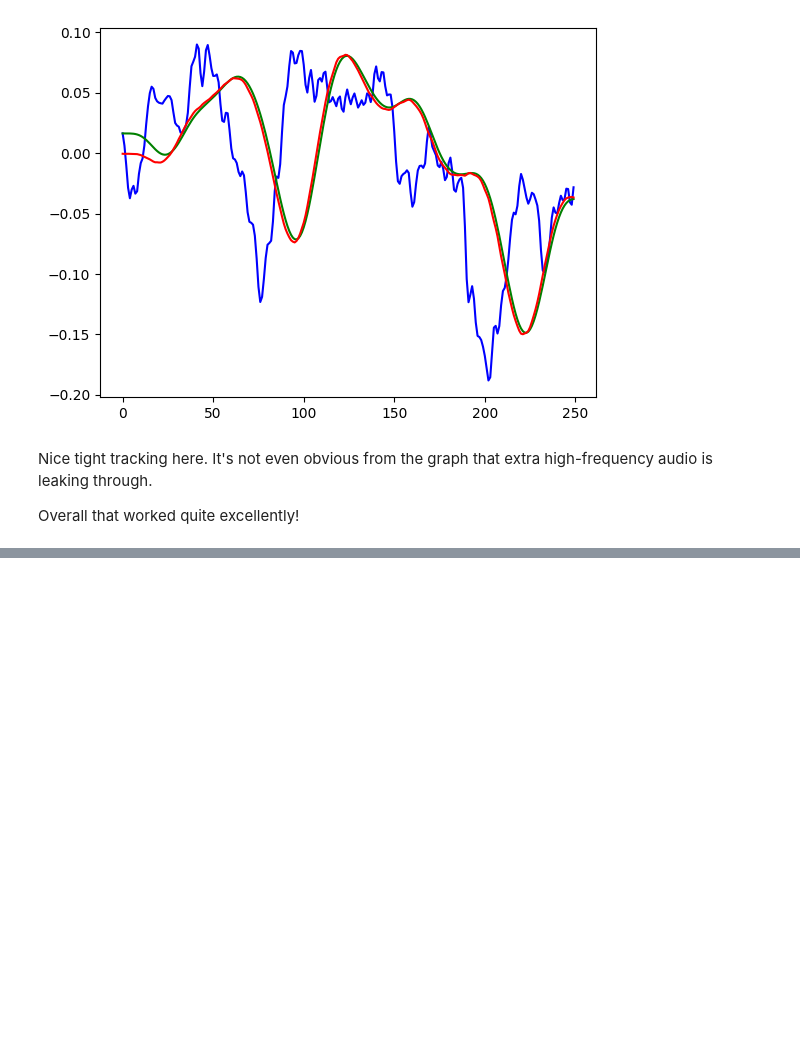
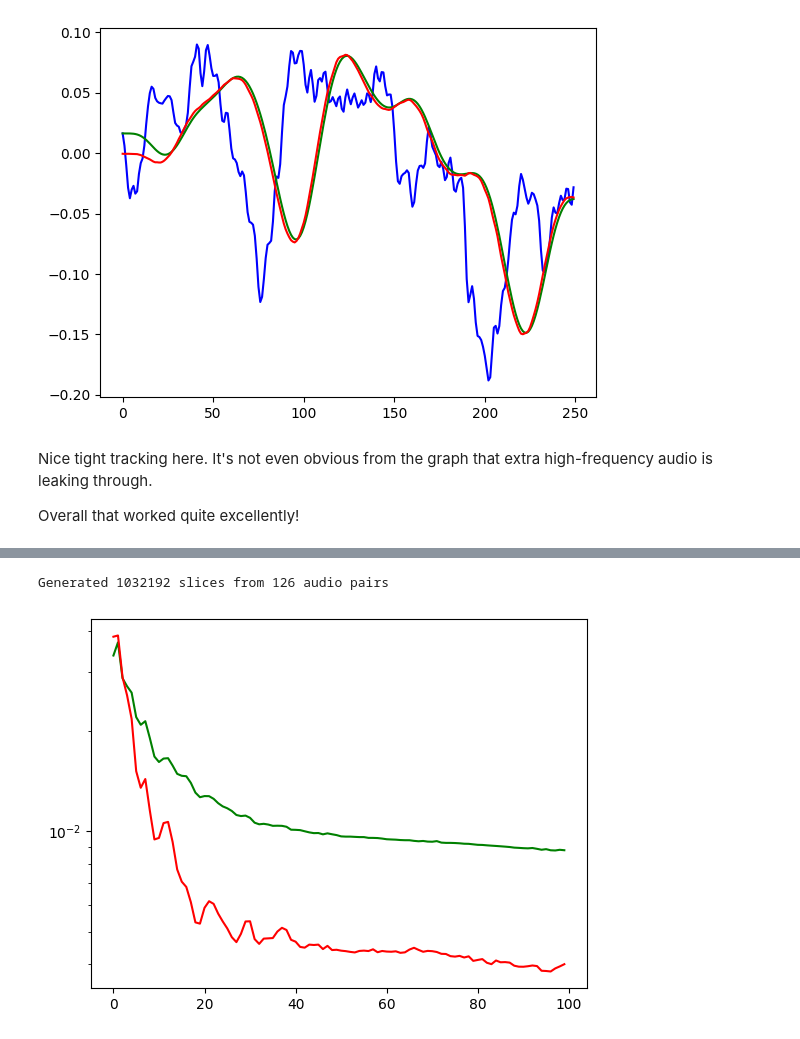
Before and after one commit to wyager/audiofx, a Jupyter notebook: audiofx.ipynb, the cells around one changed output, grey strips where cells are left out. Drawn from its saved outputs; the diff is of its cells as text; code cells hidden in the pictures; blank space fills up the shorter version.

```diff
--- a/audiofx.ipynb
+++ b/audiofx.ipynb
@@ -290,7 +290,13 @@ batch_size = 1024*16
 
 weight_norm = 1.0/np.sqrt(inner_layer_size)
 
-def train(examples : Tuple[np.ndarray, np.ndarray], epoch_count : int = 100) -> Model:
+# Just take the linear MSE of the output vs the reference
+def linear_loss(output, reference):
+    error = output - reference
+    loss = (error ** 2).mean()
+    return loss
+
+def train(examples : Tuple[np.ndarray, np.ndarray], epoch_count : int = 100, loss_function = linear_loss) -> Model:
     """
     Train a model on the given input/output examples
 
@@ -345,8 +351,7 @@ def train(examples : Tuple[np.ndarray, np.ndarray], epoch_count : int = 100) ->
             optimizer.zero_grad()
             # Run the model forward
             vec = model.eval(batch_inputs)
-            error = vec - batch_outputs
-            loss = (error ** 2).mean()
+            loss = loss_function(vec, batch_outputs)
             loss.backward()
             epoch_training_losses.append(loss.cpu().item())
 
@@ -579,0 +589,5 @@ Overall that worked quite excellently!
+# %%
+def amplitude_modulate(audio, freq, sample_rate):
+    time = np.linspace(0, audio.shape[0] / sample_rate, audio.shape[0])
+    amplitude = np.sin(time * 2 * np.pi * freq)
+    return audio * amplitude
@@ -579,0 +599,11 @@ Overall that worked quite excellently!
+# %%
+am_data = generate_slices_from_pairs([(dry, amplitude_modulate(dry, 1000, 44100)) for dry in dry_audio],
+                                           context_window,
+                                           slices_per_pair)
+am_data = add_feedback_noise(am_data)
+# %% [output]
+Generated 1032192 slices from 126 audio pairs
+# %%
+am_model = train(am_data, epoch_count = 100)
+# %% [output]
+[figure, added]
```
Also changed, not shown: parts of 11 cells of this notebook.
